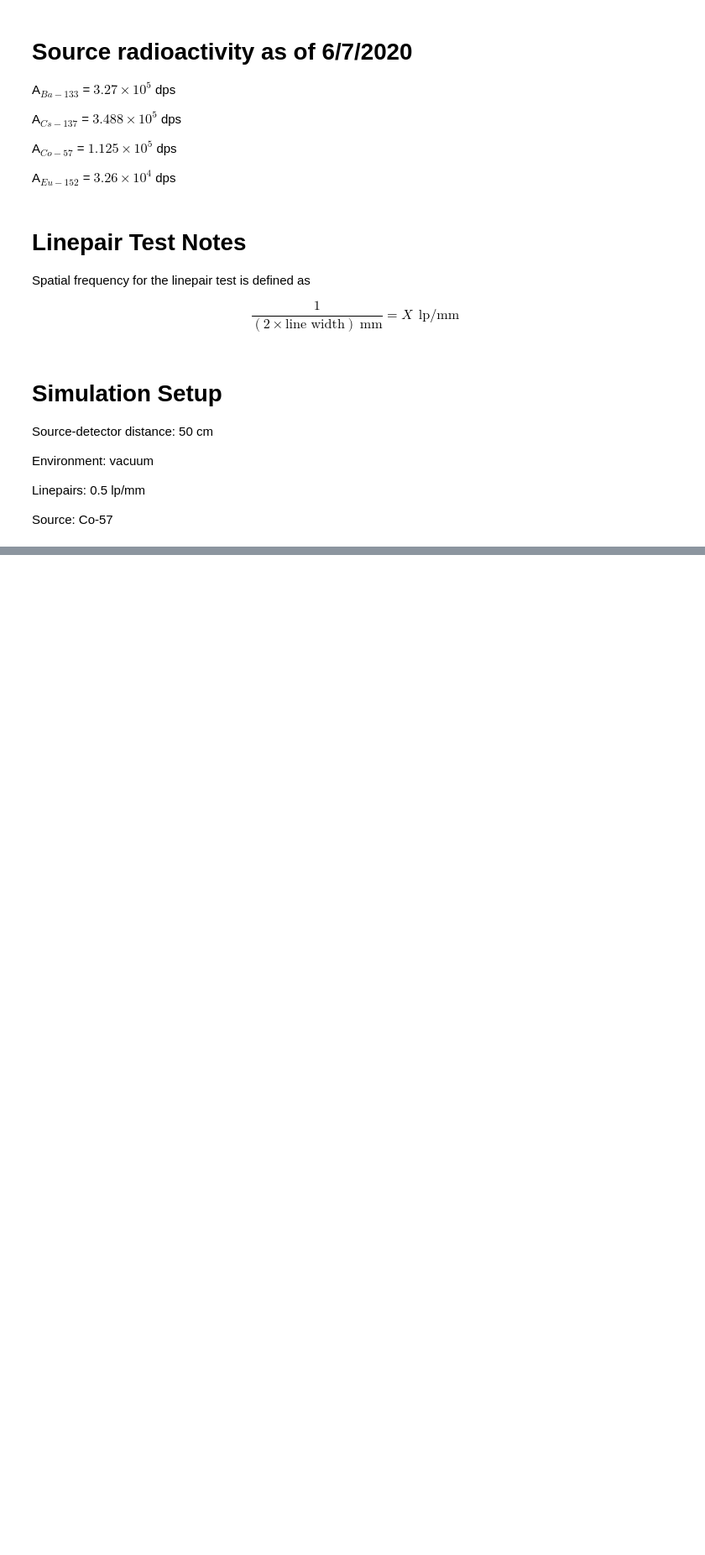
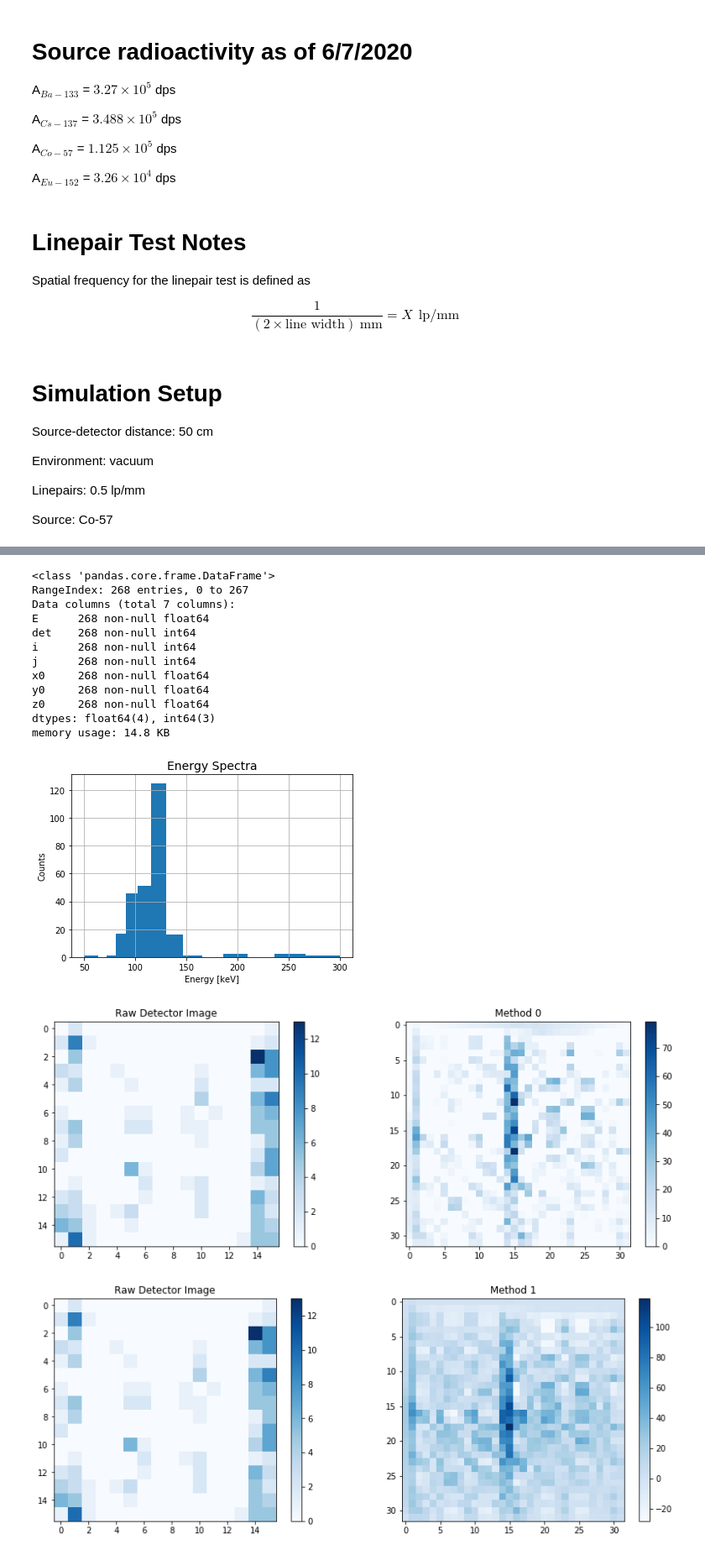
Before and after one commit to GrantBerland/Geant4_coded_aperture, a Jupyter notebook: analysis/analyzeHits.ipynb, the cells around one changed output, grey strips where cells are left out. Shown at 84% size. Saved outputs shown, nothing was run; the diff lists cells and outputs as text; code cells hidden in the pictures; blank space fills up the shorter version.

```diff
--- a/analysis/analyzeHits.ipynb
+++ b/analysis/analyzeHits.ipynb
@@ -111,0 +112,64 @@ plt.colorbar(c); plt.title("Method 1");
+# %%
+data = pd.read_csv("../data/hit_decayTest2.csv", names=['E','det','i','j','x0','y0','z0']);
+data = pd.read_csv("../data/hit_decayTest3.csv", names=['E','det','i','j','x0','y0','z0']);
+data.info()
+
+
+detectors = np.unique(data.det);
+
+plt.figure(); plt.grid(); plt.xlabel('Energy [keV]'); plt.ylabel('Counts');
+plt.hist(data.E, bins=np.logspace(np.log10(50), np.log10(300), 16));
+plt.title("Energy Spectra", fontsize=14);
+
+avg_image = np.zeros([16,16]);
+for detID in detectors:
+    sig = np.histogram2d(data.i[data.det == detID].values, data.j[data.det == detID].values,
+                        bins=[np.linspace(0,16,17),np.linspace(0,16,17)]);
+    #plt.figure(figsize=(14,5));plt.subplot(1,2,1);c=plt.imshow(sig[0], cmap='Blues'); plt.colorbar(c);
+    #plt.subplot(1,2,2); plt.imshow(fftconvolve(sig[0], decoder), cmap='Blues')
+    avg_image += sig[0];
+
+plt.figure(figsize=(14,5));
+plt.subplot(1,2,1); plt.title("Raw Detector Image")
+c=plt.imshow(avg_image, cmap='Blues');
+plt.colorbar(c);
+
+mask, decoder = makeMURA();
+
+MF  = 1
+rec_image1 = fftconvolve(avg_image - MF*np.mean(avg_image), decoder)
+rec_image1[rec_image1 < 0] = 0
+
+decoder[decoder == -1] = -0.7059;
+rec_image2 = fftconvolve(avg_image, decoder)
+
+
+plt.subplot(1,2,2);
+c=plt.imshow(rec_image1, cmap='Blues');
+plt.colorbar(c); plt.title("Method 0")
+
+
+plt.figure(figsize=(14,5));
+plt.subplot(1,2,1); plt.title("Raw Detector Image")
+c=plt.imshow(avg_image, cmap='Blues');
+plt.colorbar(c);
+
+plt.subplot(1,2,2);
+c=plt.imshow(rec_image2, cmap='Blues');
+plt.colorbar(c); plt.title("Method 1");
+# %% [output]
+<class 'pandas.core.frame.DataFrame'>
+RangeIndex: 268 entries, 0 to 267
+Data columns (total 7 columns):
+E      268 non-null float64
+det    268 non-null int64
+i      268 non-null int64
+j      268 non-null int64
+x0     268 non-null float64
+y0     268 non-null float64
+z0     268 non-null float64
+dtypes: float64(4), int64(3)
+memory usage: 14.8 KB
+[figure, added]
+[figure, added]
+[figure, added]
```
Also changed, not shown: parts of 3 cells of this notebook, 4 other files.
